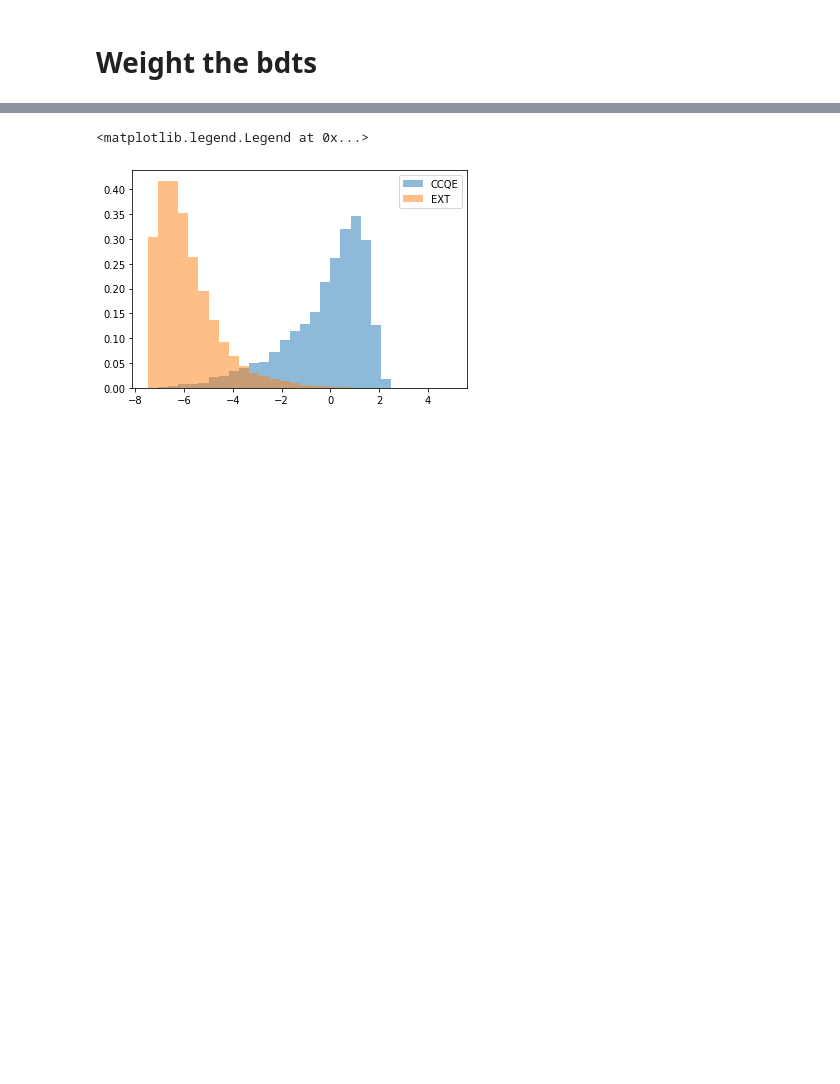
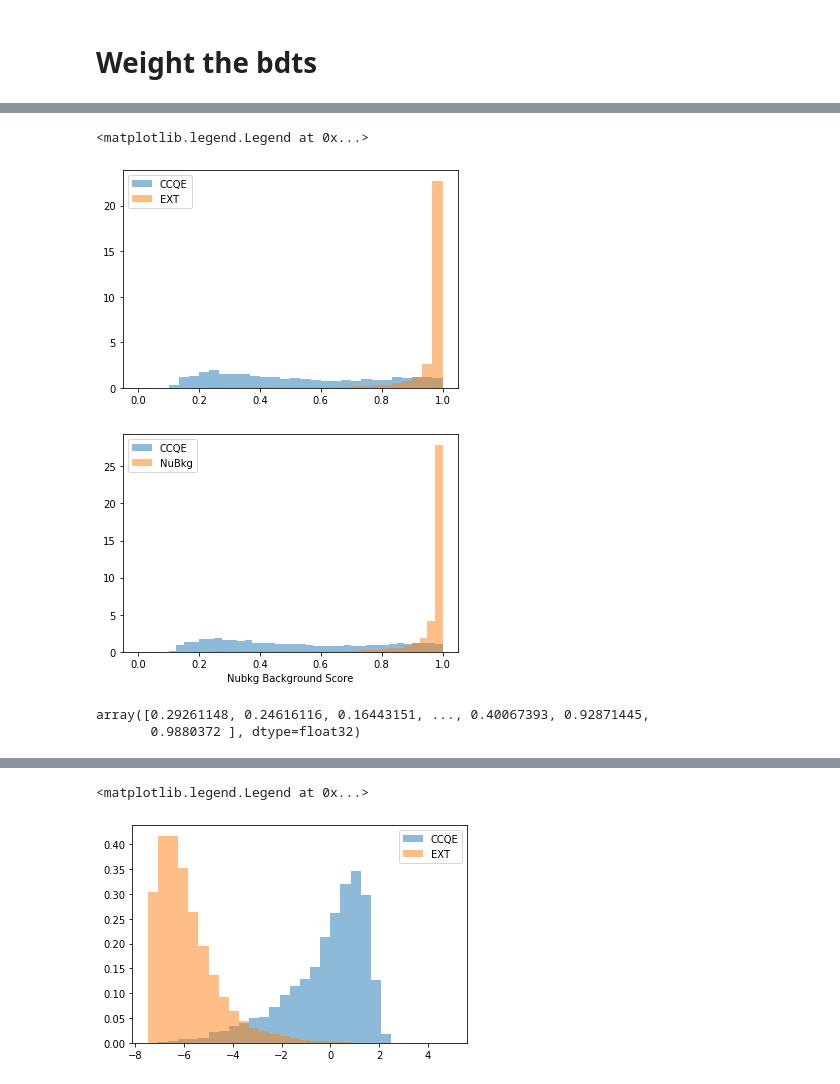
Before and after one commit to LArbys/1L1PSelection, a Jupyter notebook: Notebooks/DL_BDTTraining_1mu1p-prime.ipynb, the cells around one changed output, grey strips where cells are left out. Saved outputs shown, nothing was run; the diff lists cells and outputs as text; code cells hidden in the pictures; blank space fills up the shorter version.

```diff
--- a/Notebooks/DL_BDTTraining_1mu1p-prime.ipynb
+++ b/Notebooks/DL_BDTTraining_1mu1p-prime.ipynb
@@ -348,0 +339,27 @@ TestAcc - TrainAcc =  -0.6388741049371593
+# %%
+fig,ax = plt.subplots(figsize=(6,4))
+bdt_score_ccqe = nubkgBDT.predict_proba(X)
+bdt_score_ext = nubkgBDT.predict_proba(Y_cos)
+
+_ = plt.hist(bdt_score_ccqe[:,0],30,(0,1),alpha = .5,density=1,label='CCQE')
+_ = plt.hist(bdt_score_ext[:,0],30,(0,1),alpha = .5,density=1,label='EXT')
+
+plt.legend()
+
+fig,ax = plt.subplots(figsize=(6,4))
+bdt_score_nubkg = nubkgBDT.predict_proba(Y_nubkg)
+
+_ = plt.hist(bdt_score_ccqe[:,0],40,(0,1),alpha = .5,density=1,label='CCQE')
+_ = plt.hist(bdt_score_nubkg[:,0],40,(0,1),alpha = .5,density=1,label='NuBkg')
+ax.set_xlabel('Nubkg Background Score')
+
+plt.legend()
+# %% [output]
+<matplotlib.legend.Legend at 0x...>
+[figure, added]
+[figure, added]
+# %%
+bdt_score_ccqe[:,0]
+# %% [output]
+array([0.29261148, 0.24616116, 0.16443151, ..., 0.40067393, 0.92871445,
+       0.9880372 ], dtype=float32)
```
Also changed, not shown: parts of 25 cells of this notebook, 2 other files.
